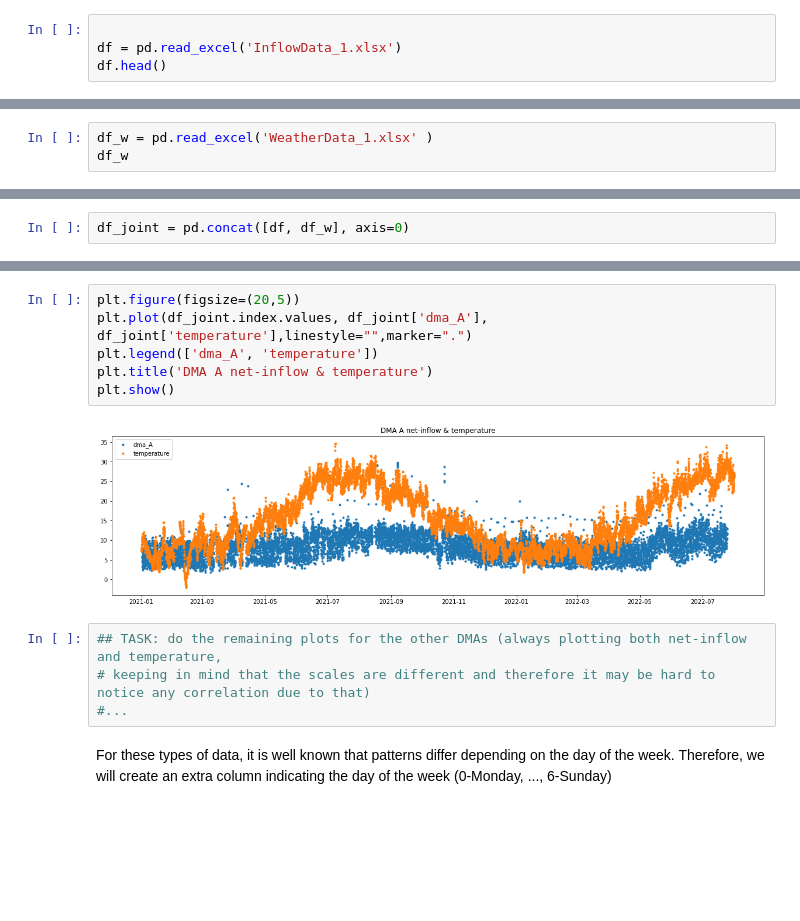
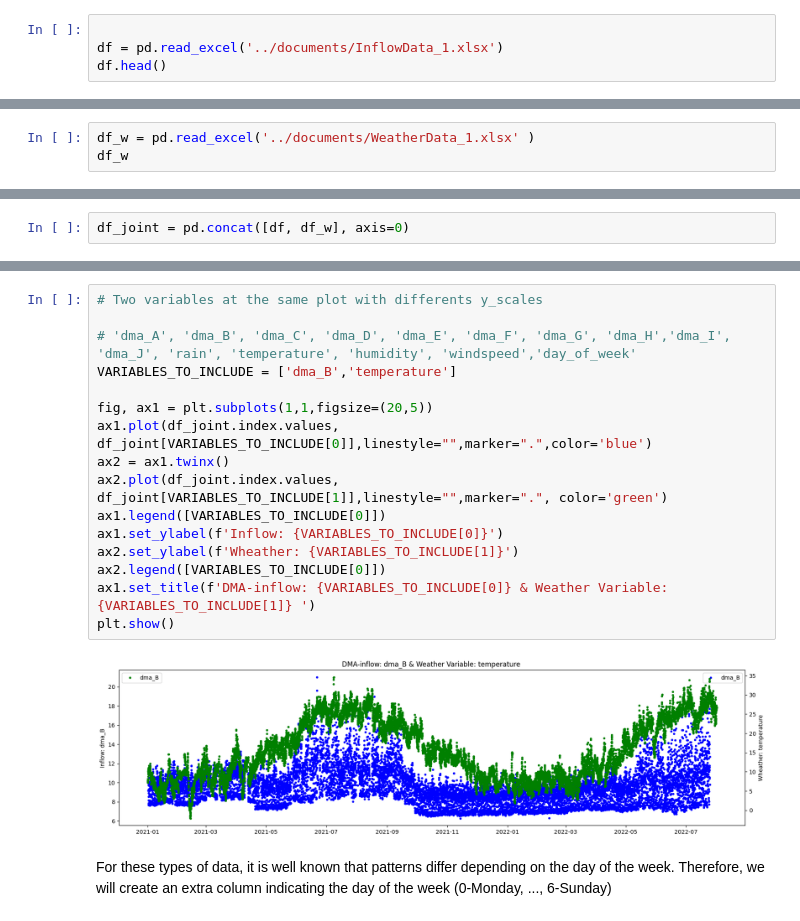
Before and after one commit to ncarrico1975/CCWI-WDSA-IPS, a Jupyter notebook: src/BWDF_v01.ipynb, the cells around one changed output, grey strips where cells are left out. Cells and saved outputs as stored; diff of their text form; blank space fills up the shorter version.

```diff
--- a/src/BWDF_v01.ipynb
+++ b/src/BWDF_v01.ipynb
@@ -51,7 +51,7 @@ import seaborn as sns
 # 1. Exploratory analysis of flow rate
 # %%
 
-df = pd.read_excel('InflowData_1.xlsx')
+df = pd.read_excel('../documents/InflowData_1.xlsx')
 df.head()
 # %% [output]
 |  | Date-time CET-CEST (DD/MM/YYYY HH... | DMA A (L/s) | DMA B (L/s) | DMA C (L/s) | DMA D (L/s) | DMA E (L/s) | DMA F (L/s) | ... |
@@ -282,7 +425,7 @@ Name: dma_A, dtype: int64
 
 # 2. Exploratory analysis weather data
 # %%
-df_w = pd.read_excel('WeatherData_1.xlsx' )
+df_w = pd.read_excel('../documents/WeatherData_1.xlsx' )
 df_w
 # %% [output]
 |  | Date-time CET-CEST (DD/MM/YYYY HH... | Rainfall depth (mm) | Air temperature (°C) | Air humidity (%) | Windspeed (km/h) |
@@ -419,17 +562,23 @@ df_joint.describe()
 | 75% | 10.330000 | 10.532500 | 5.235000 | 38.607500 | 88.106875 | 9.447500 | 28.197500 | 24.785000 | 21.830000 | 29.977500 | 0.000000 | ... |
 | max | 29.747500 | 21.017500 | 11.675000 | 55.955000 | 113.635000 | 19.105000 | 42.102500 | 83.132500 | 41.745000 | 43.970000 | 28.100000 | ... |
 # %%
-plt.figure(figsize=(20,5))
-plt.plot(df_joint.index.values, df_joint['dma_A'], df_joint['temperature'],linestyle="",marker=".")
-plt.legend(['dma_A', 'temperature'])
-plt.title('DMA A net-inflow & temperature')
+# Two variables at the same plot with differents y_scales
+
+# 'dma_A', 'dma_B', 'dma_C', 'dma_D', 'dma_E', 'dma_F', 'dma_G', 'dma_H','dma_I', 'dma_J', 'rain', 'temperature', 'humidity', 'windspeed','day_of_week'
+VARIABLES_TO_INCLUDE = ['dma_B','temperature']
+
+fig, ax1 = plt.subplots(1,1,figsize=(20,5))
+ax1.plot(df_joint.index.values, df_joint[VARIABLES_TO_INCLUDE[0]],linestyle="",marker=".",color='blue')
+ax2 = ax1.twinx()
+ax2.plot(df_joint.index.values, df_joint[VARIABLES_TO_INCLUDE[1]],linestyle="",marker=".", color='green')
+ax1.legend([VARIABLES_TO_INCLUDE[0]])
+ax1.set_ylabel(f'Inflow: {VARIABLES_TO_INCLUDE[0]}')
+ax2.set_ylabel(f'Wheather: {VARIABLES_TO_INCLUDE[1]}')
+ax2.legend([VARIABLES_TO_INCLUDE[0]])
+ax1.set_title(f'DMA-inflow: {VARIABLES_TO_INCLUDE[0]} & Weather Variable: {VARIABLES_TO_INCLUDE[1]} ')
 plt.show()
 # %% [output]
-[figure, old version]
+[figure, new version]
-# %%
-## TASK: do the remaining plots for the other DMAs (always plotting both net-inflow and temperature,
-# keeping in mind that the scales are different and therefore it may be hard to notice any correlation due to that)
-#...
 # %% [markdown]
 For these types of data, it is well known that patterns differ depending on the day of the week. Therefore, we will create an extra column indicating the day of the week (0-Monday, ..., 6-Sunday)
 # %%
```
Also changed, not shown: parts of 25 cells of this notebook.
